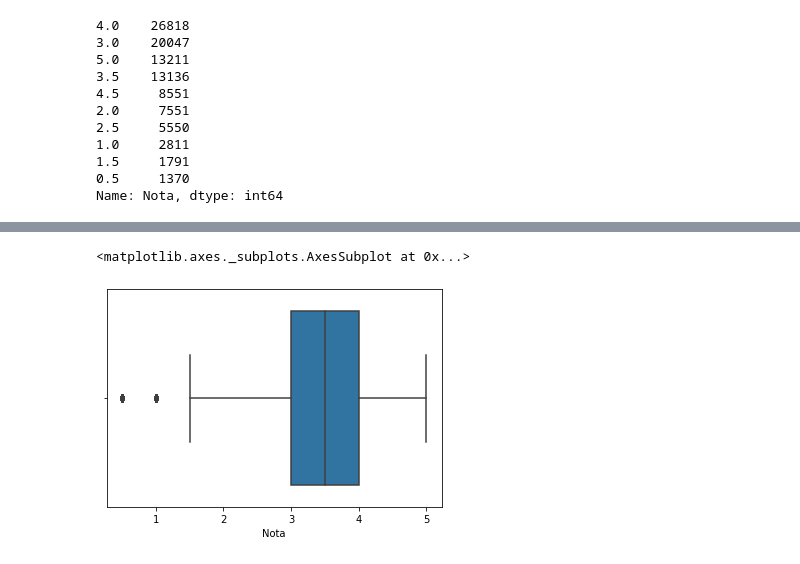
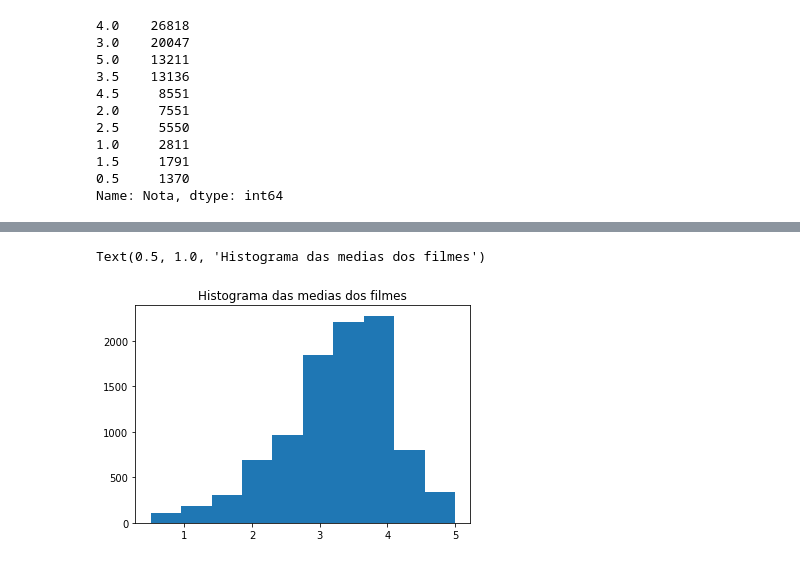
Before and after one commit to Washingtonbrochardt/Data_Science_Basico, a Jupyter notebook: Data_Science_Basico.ipynb, the cells around one changed output, grey strips where cells are left out. Drawn from its saved outputs; the diff is of its cells as text; code cells hidden in the pictures.

```diff
--- a/Data_Science_Basico.ipynb
+++ b/Data_Science_Basico.ipynb
@@ -85,7 +133,8 @@ notas["Nota"].mean()
-# %%
-import seaborn as sns
-
-sns.boxplot(notas.Nota)
-# %% [output]
-<matplotlib.axes._subplots.AxesSubplot at 0x...>
-[figure, removed]
+# %%
+import matplotlib.pyplot as plt
+
+plt.hist(medias_por_filme)
+plt.title("Histograma das medias dos filmes")
+# %% [output]
+Text(0.5, 1.0, 'Histograma das medias dos filmes')
+[figure, added]
```
Also changed, not shown: parts of 11 cells of this notebook.
